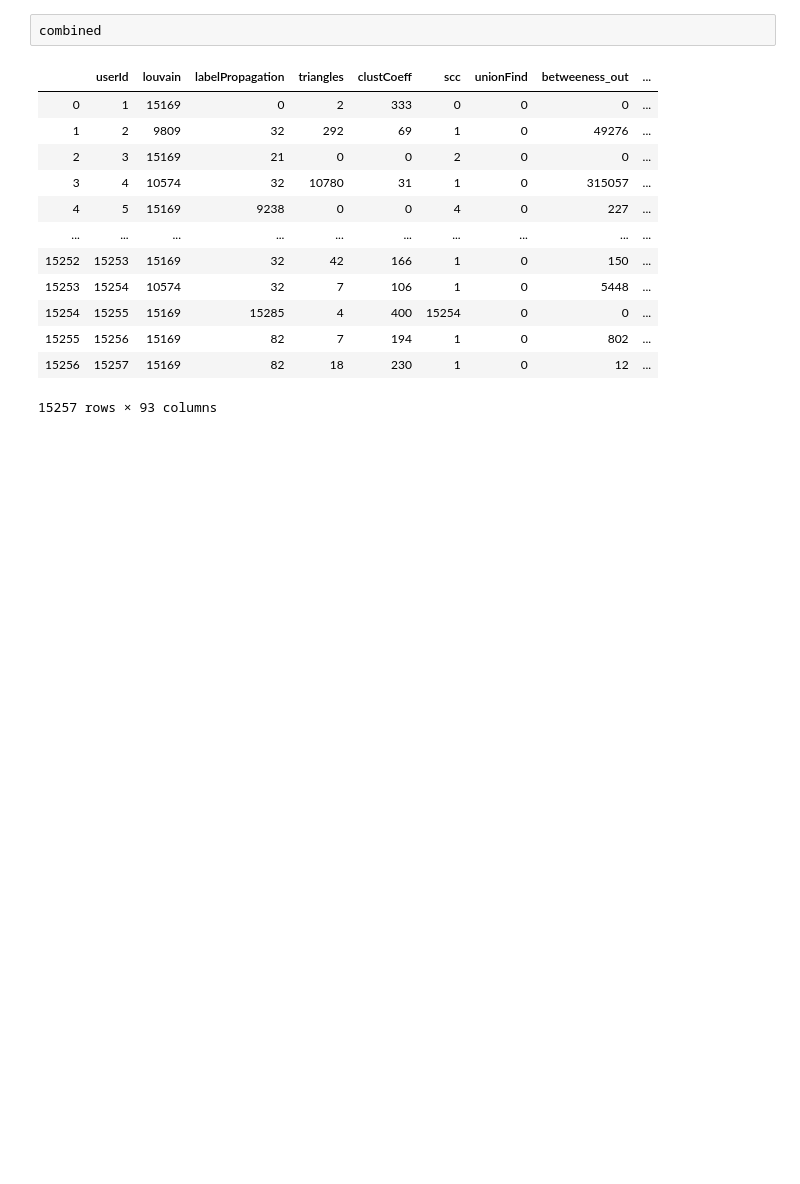
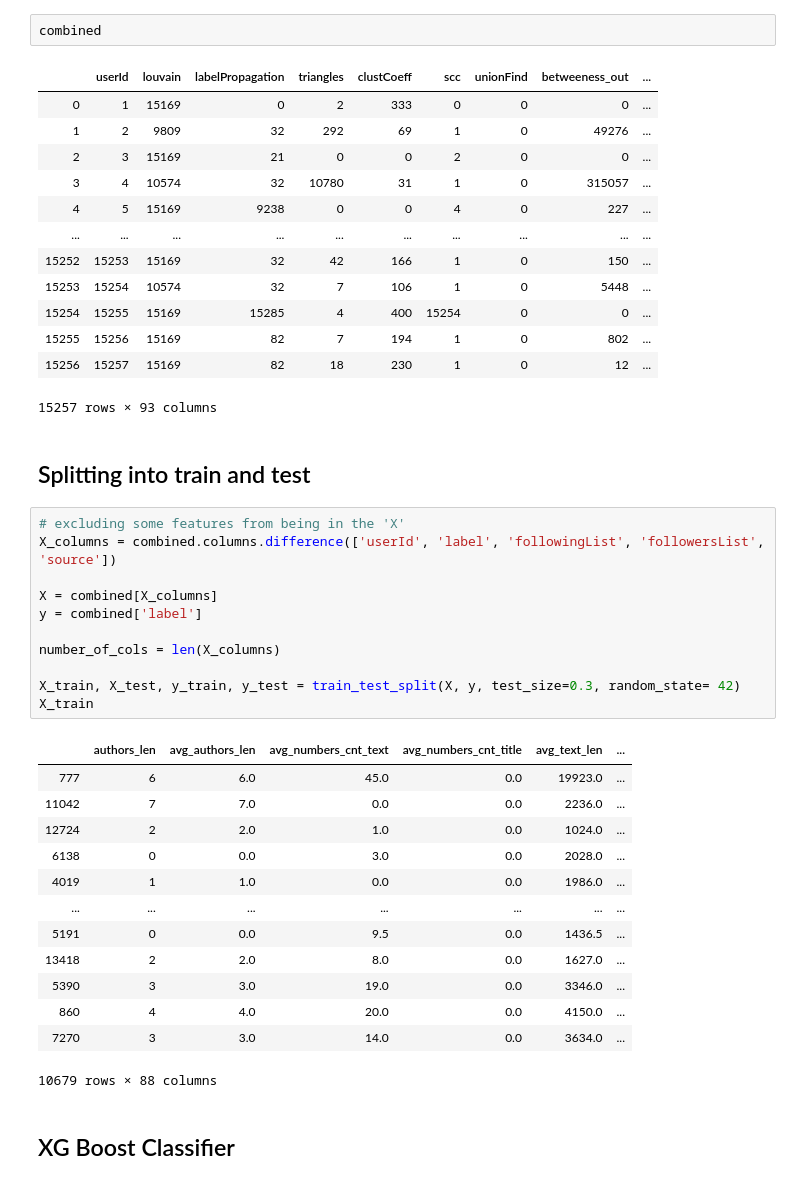
Before and after one commit to MichaelaBalazova/pripoc-projekt, a Jupyter notebook: jupyter_ntbks/pripoc-projekt-GWO.ipynb, the cells around one changed output. Drawn from its saved outputs; the diff is of its cells as text; blank space fills up the shorter version.

```diff
--- a/jupyter_ntbks/pripoc-projekt-GWO.ipynb
+++ b/jupyter_ntbks/pripoc-projekt-GWO.ipynb
@@ -38,3 +39,32 @@ combined
 | 15255 | 15256 | 15169 | 82 | 7 | 194 | 1 | 0 | 802 | ... |
 | 15256 | 15257 | 15169 | 82 | 18 | 230 | 1 | 0 | 12 | ... |
 15257 rows × 93 columns
+# %% [markdown]
+## Splitting into train and test
+# %%
+# excluding some features from being in the 'X'
+X_columns = combined.columns.difference(['userId', 'label', 'followingList', 'followersList', 'source'])
+
+X = combined[X_columns]
+y = combined['label']
+
+number_of_cols = len(X_columns)
+
+X_train, X_test, y_train, y_test = train_test_split(X, y, test_size=0.3, random_state= 42)
+X_train
+# %% [output]
+|  | authors_len | avg_authors_len | avg_numbers_cnt_text | avg_numbers_cnt_title | avg_text_len | ... |
+| 777 | 6 | 6.0 | 45.0 | 0.0 | 19923.0 | ... |
+| 11042 | 7 | 7.0 | 0.0 | 0.0 | 2236.0 | ... |
+| 12724 | 2 | 2.0 | 1.0 | 0.0 | 1024.0 | ... |
+| 6138 | 0 | 0.0 | 3.0 | 0.0 | 2028.0 | ... |
+| 4019 | 1 | 1.0 | 0.0 | 0.0 | 1986.0 | ... |
+| ... | ... | ... | ... | ... | ... | ... |
+| 5191 | 0 | 0.0 | 9.5 | 0.0 | 1436.5 | ... |
+| 13418 | 2 | 2.0 | 8.0 | 0.0 | 1627.0 | ... |
+| 5390 | 3 | 3.0 | 19.0 | 0.0 | 3346.0 | ... |
+| 860 | 4 | 4.0 | 20.0 | 0.0 | 4150.0 | ... |
+| 7270 | 3 | 3.0 | 14.0 | 0.0 | 3634.0 | ... |
+10679 rows × 88 columns
+# %% [markdown]
+## XG Boost Classifier
```
Also changed, not shown: parts of 10 cells of this notebook.
